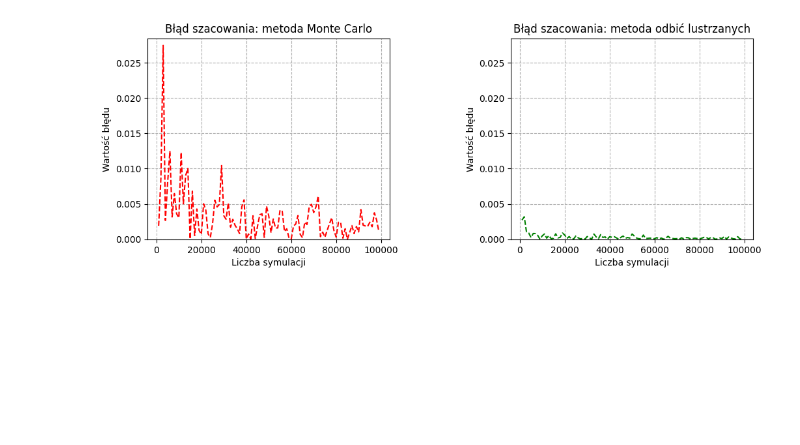
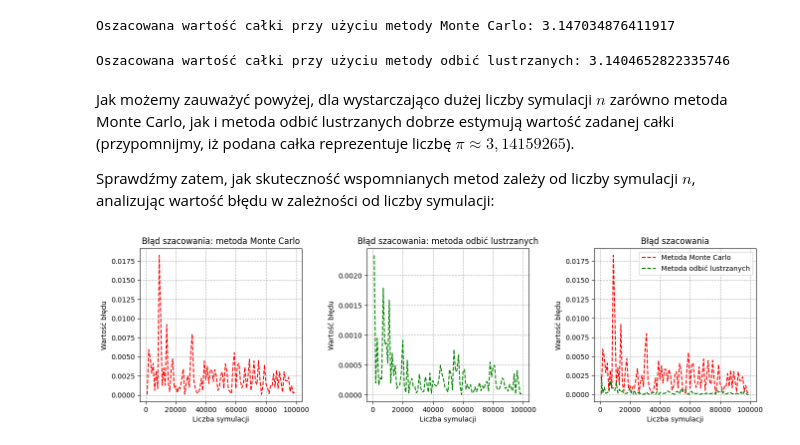
Before and after one commit to wust-research-group/raport-koncowy-szalonemacierze, a Jupyter notebook: zadanie_3.ipynb, the cells around one changed output. Cells and saved outputs as stored; diff of their text form; code cells hidden in the pictures; blank space fills up the shorter version.

```diff
--- a/zadanie_3.ipynb
+++ b/zadanie_3.ipynb
@@ -63,5 +72,5 @@ def monte_carlo(
         szacunkowa wartość całki na przedziale [a,b]
     """
     U = np.random.uniform(a, b, n)
-    result = np.mean(func(U))
+    result = (b - a) * np.mean(func(U))
     return result
@@ -97,5 +101,5 @@ def antithetic(
     """
     U = np.random.uniform(a, b, n)
     U_prim = b - U
-    result = np.mean(func(U) + func(U_prim)) / 2
+    result = (b - a) * (np.mean(func(U) + func(U_prim)) / 2)
     return result
@@ -134,25 +106,58 @@ error_antithetic = error(M=M0, func=lambda n_i: antithetic(n=n_i))
+# %%
+result_monte_carlo = monte_carlo()
+print("Oszacowana wartość całki przy użyciu metody Monte Carlo:", result_monte_carlo)
+# %% [output]
+Oszacowana wartość całki przy użyciu metody Monte Carlo: 3.147034876411917
+# %%
+result_antithetic = antithetic()
+print(
+    "Oszacowana wartość całki przy użyciu metody odbić lustrzanych:", result_antithetic
+)
+# %% [output]
+Oszacowana wartość całki przy użyciu metody odbić lustrzanych: 3.1404652822335746
+# %% [markdown]
+Jak możemy zauważyć powyżej, dla wystarczająco dużej liczby symulacji $n$ zarówno metoda Monte Carlo, jak i metoda odbić lustrzanych dobrze estymują wartość zadanej całki (przypomnijmy, iż podana całka reprezentuje liczbę $\pi \approx 3,141592 65$).
+
+Sprawdźmy zatem, jak skuteczność wspomnianych metod zależy od liczby symulacji $n$, analizując wartość błędu w zależności od liczby symulacji:
+# %%
+M0 = np.arange(10**3, 10**5, 10**3)
+errors = np.zeros((2, len(M0)))
+for idx, m in enumerate(M0):
+    errors[0, idx] = np.abs(np.pi - monte_carlo(n=m))
+    errors[1, idx] = np.abs(np.pi - antithetic(n=m))
 # %%
-plt.figure(figsize=(12, 4))
+plt.figure(figsize=(16, 4))
 
 # Monte Carlo
-plt.subplot(1, 2, 1)
-plt.plot(M0, error_monte, "r--")
+plt.subplot(1, 3, 1)
+plt.plot(M0, errors[0], "r--")
 plt.title("Błąd szacowania: metoda Monte Carlo")
 plt.xlabel("Liczba symulacji")
 plt.ylabel("Wartość błędu")
-plt.ylim(0, max(np.max(error_monte), np.max(error_antithetic)) + 10 ** (-3))
+# plt.ylim(0, max(np.max(errors[0]), np.max(errors[1])) + 10 ** (-3))
 plt.grid(linestyle="--")
 
 # Metoda odbić lustrzanych
-plt.subplot(1, 2, 2)
-plt.plot(M0, error_antithetic, "g--")
+plt.subplot(1, 3, 2)
+plt.plot(M0, errors[1], "g--")
 plt.title("Błąd szacowania: metoda odbić lustrzanych")
 plt.xlabel("Liczba symulacji")
 plt.ylabel("Wartość błędu")
-plt.ylim(0, max(np.max(error_monte), np.max(error_antithetic)) + 10 ** (-3))
+# plt.ylim(0, max(np.max(errors[0]), np.max(errors[1])) + 10 ** (-3))
 plt.grid(linestyle="--")
 
-plt.subplots_adjust(wspace=0.5)
+# Zestawienie metod
+plt.subplot(1, 3, 3)
+plt.plot(M0, errors[0], "r--", label="Metoda Monte Carlo")
+plt.plot(M0, errors[1], "g--", label="Metoda odbić lustrzanych")
+plt.title("Błąd szacowania")
+plt.xlabel("Liczba symulacji")
+plt.ylabel("Wartość błędu")
+# plt.ylim(0, max(np.max(errors[0]), np.max(errors[1])) + 10 ** (-3))
+plt.grid(linestyle="--")
+plt.legend()
+
+plt.subplots_adjust(wspace=0.4)
 plt.show()
 # %% [output]
-[figure, old version]
+[figure, new version]
```
Also changed, not shown: parts of 9 cells of this notebook.
